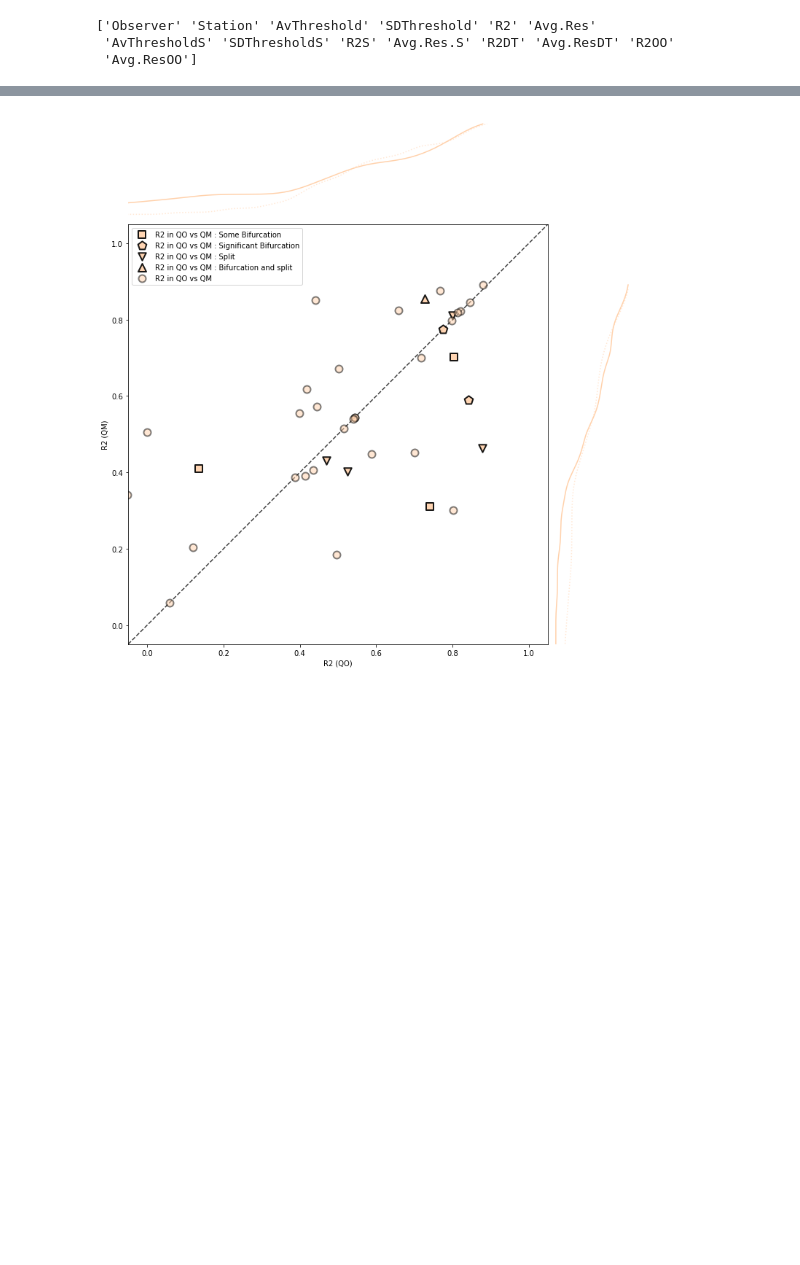
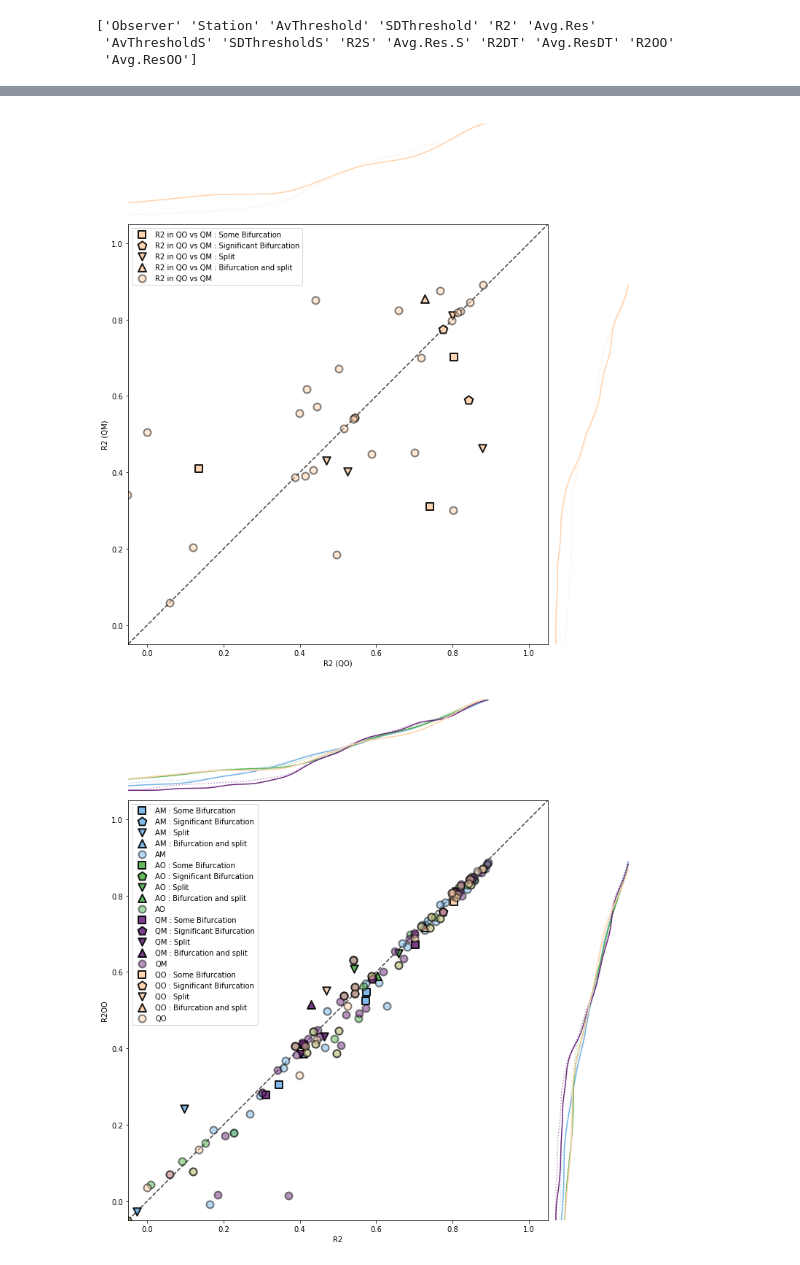
Before and after one commit to amunozj/GRPSSN, a Jupyter notebook: ADF_SSN_Plots.ipynb, the cells around one changed output, grey strips where cells are left out. Saved outputs shown, nothing was run; the diff lists cells and outputs as text; code cells hidden in the pictures; blank space fills up the shorter version.

```diff
--- a/ADF_SSN_Plots.ipynb
+++ b/ADF_SSN_Plots.ipynb
@@ -460,34 +460,35 @@ def make_plot(xvar, yvar = 'R2', include_data = data.keys(), flag_plot = False,
 
     if norm:
         xlab = '{} {}'.format("Normalized", xlab)
     ax1.set_xlabel(xlab)
 
     ax1.set_ylabel(ylab)
     #ax1.text(1.02, 0.52,'Observation day fraction', horizontalalignment='center', transform = ax1.transAxes,
              #rotation = 'vertical', verticalalignment = 'center')
 
     # Axes properties
     #ax1.text(0.5, 1.01,'Active day fraction', horizontalalignment='center', transform = ax1.transAxes)
     ax1.set_xlim(left = lims['left'], right = lims['right'])
     ax1.set_ylim(bottom = lims['bottom'], top = lims['top']);
 
 
 ### MAKE PLOTS ###
 make_plot('R2', 'R2', flag_plot = True, include_data = ('AM', 'QM'))
 make_plot('R2', 'R2', flag_plot = True, include_data = ('QO', 'QM'))
 #make_plot('R2', 'R2', flag_plot = True, include_data = ('AO', 'QM'))
 #make_plot('R2OO', 'R2OO', flag_plot = True, include_data = ('QM', 'AO'))
 #make_plot('R2OO', 'R2OO', flag_plot = True, include_data = ('QM', 'AO'))
 #make_plot('R2DT', 'R2OO', full_x = True, full_y = True)
-#make_plot('R2', 'R2OO')
+make_plot('R2', 'R2OO')
 #make_plot('R2OO', 'R2')
 #make_plot('Avg.ResDT', 'R2DT', full_x = True)
 #make_plot('SDThreshold', 'R2', full_x = True)
 #make_plot('AvThreshold', 'SDThreshold', full_x = True, full_y = True)
 #make_plot('AvThreshold', include_data = ['QM', 'QO','AO', 'AM'], norm = True)
 # %% [output]
 [figure]
 [figure]
+[figure, added]
 # %%
 
 #FLAGS and VARIABLE(S)
```
Also changed, not shown: parts of 1 cell of this notebook.
